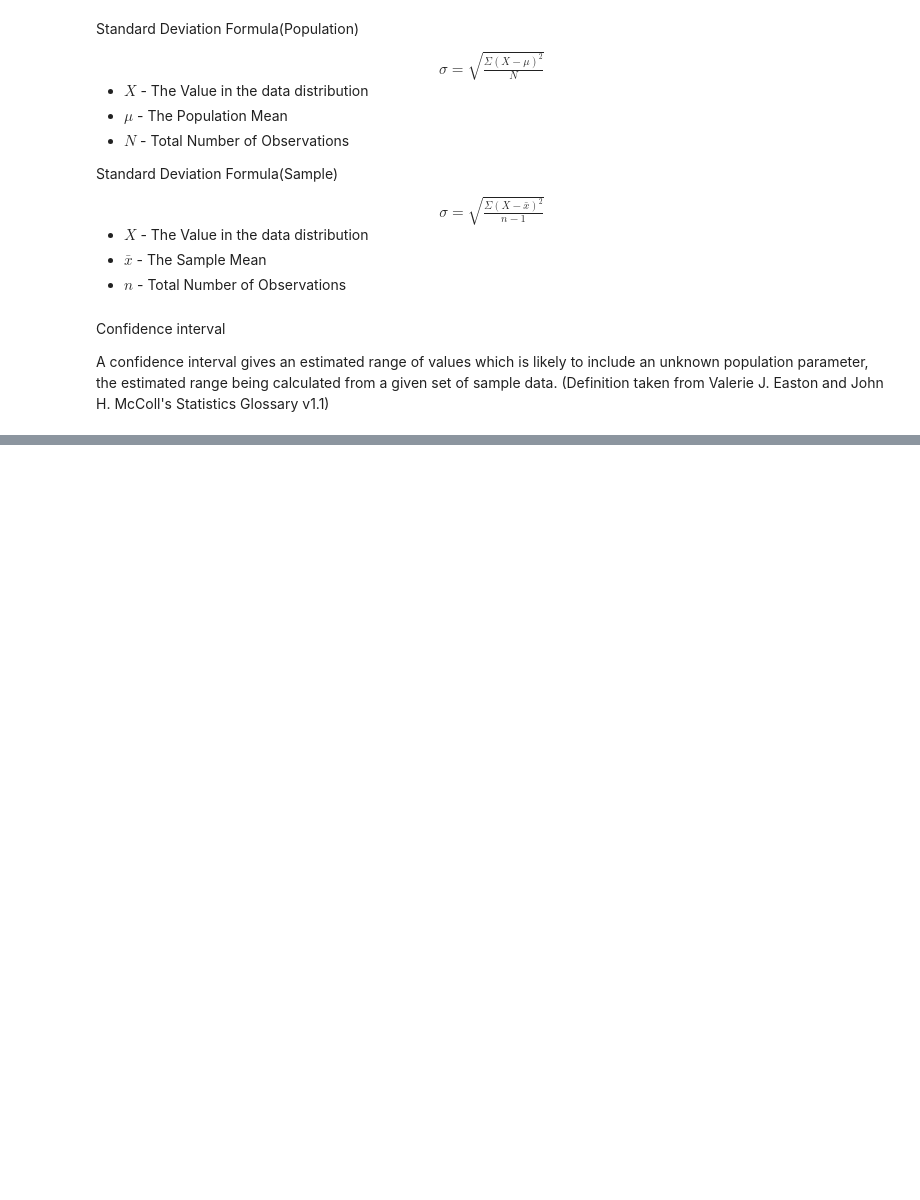
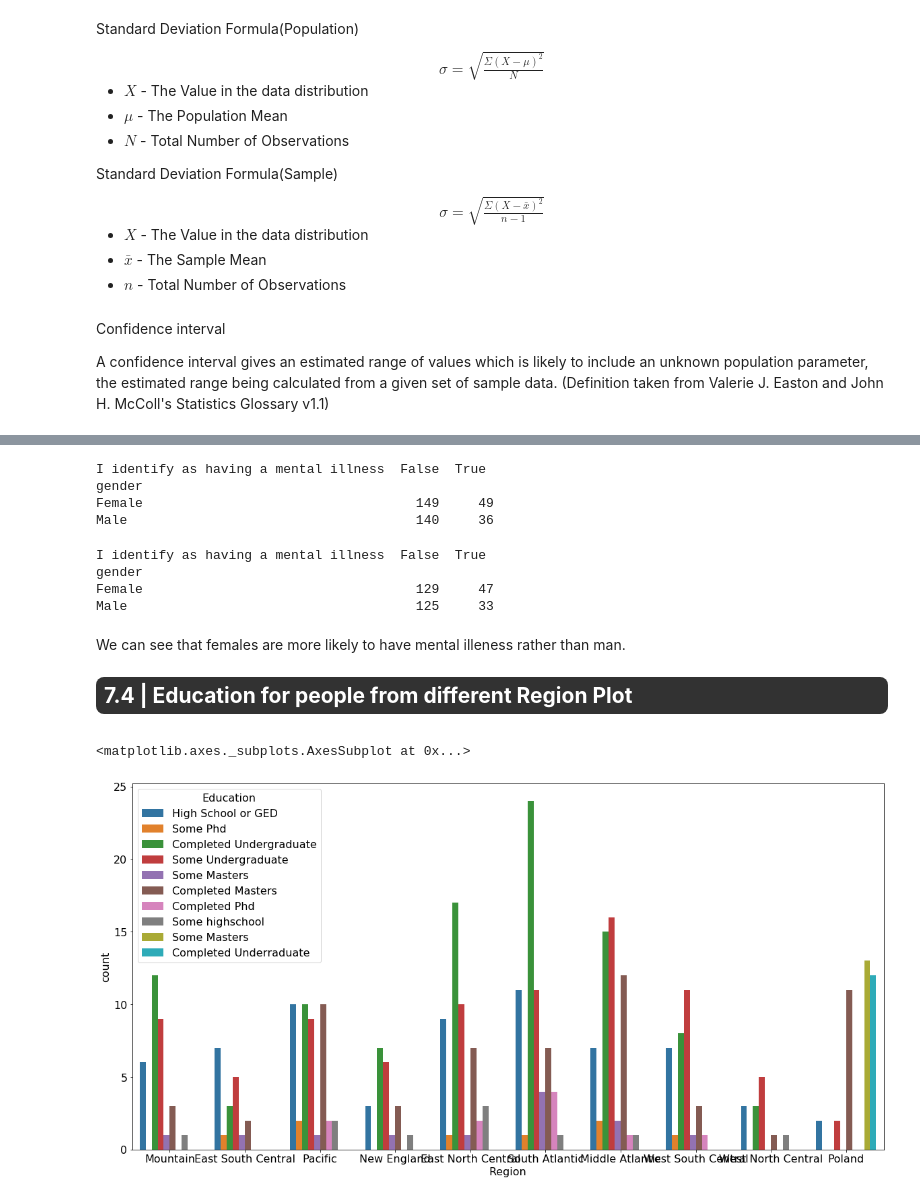
Before and after one commit to Heorhiichuk/RR_project_2022, a Jupyter notebook: RR project - Mental Health Analysis.ipynb, the cells around one changed output, grey strips where cells are left out. Cells and saved outputs as stored; diff of their text form; code cells hidden in the pictures; blank space fills up the shorter version.

```diff
--- a/RR project - Mental Health Analysis.ipynb
+++ b/RR project - Mental Health Analysis.ipynb
@@ -621,0 +658,44 @@ print(f'\033[1m Without Mental Illness:\033[0m {round(unemployed_percent_without
+# %%
+# Look at the relationship between gender and self identified mental illness Poland included
+df1['Gender_Binary'] = 0
+df1.loc[df1['Gender'] == "Female", 'Gender_Binary'] = 1
+gender_binary = df1['Gender_Binary']
+gender = df1['Gender']
+illness = df1['I identify as having a mental illness']
+res = pd.crosstab(gender, illness.eq(1), rownames={'gender'})
+print(res)
+# %% [output]
+I identify as having a mental illness  False  True
+gender
+Female                                   149     49
+Male                                     140     36
+# %%
+# Look at the relationship between gender and self identified mental illness Poland Excluded
+df_v['Gender_Binary'] = 0
+df_v.loc[df_v['Gender'] == "Female", 'Gender_Binary'] = 1
+gender_binary = df_v['Gender_Binary']
+gender = df_v['Gender']
+illness = df_v['I identify as having a mental illness']
+res = pd.crosstab(gender, illness.eq(1), rownames={'gender'})
+print(res)
+# %% [output]
+I identify as having a mental illness  False  True
+gender
+Female                                   129     47
+Male                                     125     33
+# %% [markdown]
+We can see that females are more likely to have mental illeness rather than man.
+# %% [markdown]
+<div style="color:white;display:fill;border-radius:8px;
+            background-color:#323232;font-size:150%;
+            font-family:Nexa;letter-spacing:0.5px">
+    <p style="padding: 8px;color:white;"><b>7.4 | Education for people from different Region  Plot</b></p>
+</div>
+# %%
+a4_dims = (20,10)
+fig, ax = plt.subplots(figsize=a4_dims)
+sns.countplot(x=df1['Region'], hue=df1["Education"])
+#sns.countplot(ill)
+# %% [output]
+<matplotlib.axes._subplots.AxesSubplot at 0x...>
+[figure, added]
```
Also changed, not shown: parts of 9 cells of this notebook, 3 other files.
